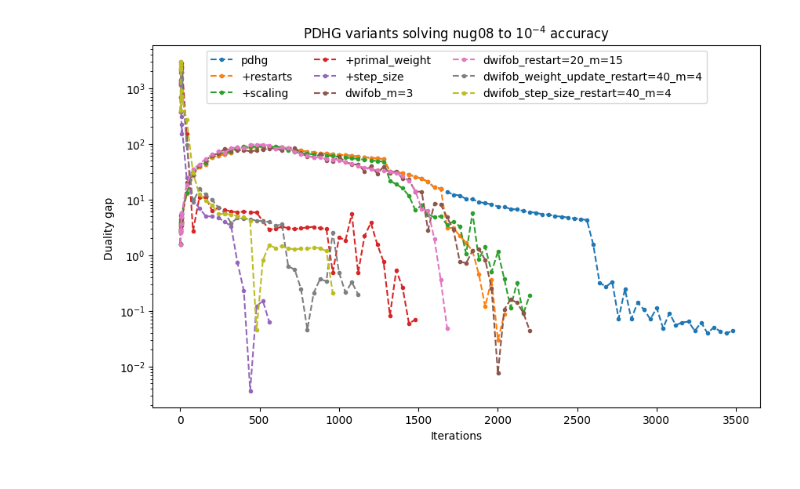
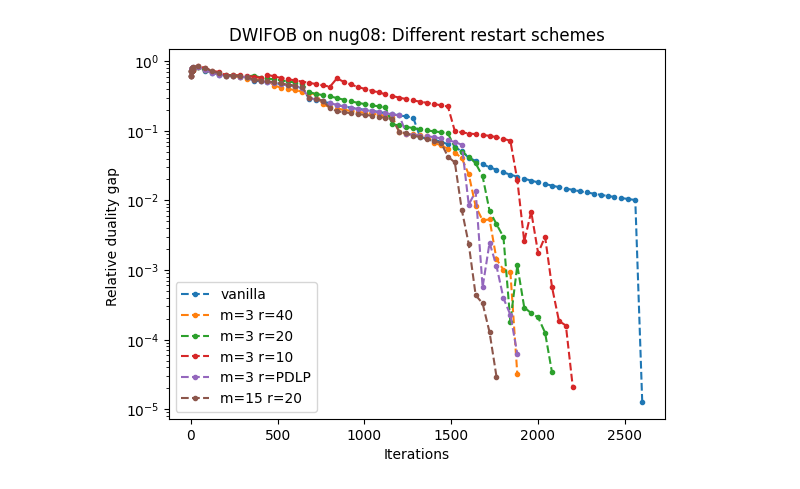
Before and after one commit to TheodorAT/MasterThesis, a Jupyter notebook: scripts/plot_convergences.ipynb, the cells around one changed output. Drawn from its saved outputs; the diff is of its cells as text; code cells hidden in the pictures.

```diff
--- a/scripts/plot_convergences.ipynb
+++ b/scripts/plot_convergences.ipynb
@@ -76,38 +145,25 @@ plt.legend();
-# %%
-# Comparing the PDHG variants:
-nug08_pdhg = all_plot_info["nug08-3rd_test_pdhg_1e-4"]
-nug08_pdhg_restarts = all_plot_info["nug08-3rd_test_+restarts_1e-4"]
-nug08_pdhg_scaling = all_plot_info["nug08-3rd_test_+scaling_1e-4"]
-nug08_pdhg_primal_weight = all_plot_info["nug08-3rd_test_+primal_weight_1e-4"]
-nug08_pdhg_step_size = all_plot_info["nug08-3rd_test_+step_size_1e-4"]
-
-plt.figure(figsize=(10, 6))
-plt.plot(nug08_pdhg["iterations"][1:-1], nug08_pdhg["duality_gap"][1:-1], ".--", label="pdhg")
-plt.plot(nug08_pdhg_restarts["iterations"][1:-1], nug08_pdhg_restarts["duality_gap"][1:-1], ".--", label="+restarts")
-plt.plot(nug08_pdhg_scaling["iterations"][1:-1], nug08_pdhg_scaling["duality_gap"][1:-1], ".--", label="+scaling")
-plt.plot(nug08_pdhg_primal_weight["iterations"][1:-1], nug08_pdhg_primal_weight["duality_gap"][1:-1], ".--", label="+primal_weight")
-plt.plot(nug08_pdhg_step_size["iterations"][1:-1], nug08_pdhg_step_size["duality_gap"][1:-1], ".--", label="+step_size")
-
-# Plotting the best version of dwifob as well:
-nug08_dwifob_m3 = all_plot_info["nug08-3rd_test_fast_dwifob_1e-4_m=3"]
-plt.plot(nug08_dwifob_m3["iterations"][1:-1], nug08_dwifob_m3["duality_gap"][1:-1], ".--", label="dwifob_m=3")
-
-# Adding the one with restarts=20 and m=15
-nug08_dwifob_restart20_m15 = all_plot_info["nug08-3rd_test_restarts=20_fast_+restarts_1e-4_m=15"]
-plt.plot(nug08_dwifob_restart20_m15["iterations"][1:-1], nug08_dwifob_restart20_m15["duality_gap"][1:-1], ".--", label="dwifob_restart=20_m=15")
-
-# Adding primal weight update with restarts=40 and m=4
-nug08_dwifob_weight_update_restart40_m4 = all_plot_info["nug08-3rd_test_+primal_weight_restart=40_1e-4_m=4"]
-plt.plot(nug08_dwifob_weight_update_restart40_m4["iterations"][1:-1], nug08_dwifob_weight_update_restart40_m4["duality_gap"][1:-1], ".--", label="dwifob_weight_update_restart=40_m=4")
-
-# Adding slow dwifob with "my modified adaptive stepsize"
-nug08_slow_dwifob_step_size_restart40_m4 = all_plot_info["nug08-3rd_test_slow_+step_size_restart=40_1e-4_m=4"]
-plt.plot(nug08_slow_dwifob_step_size_restart40_m4["iterations"][1:-1], nug08_slow_dwifob_step_size_restart40_m4["duality_gap"][1:-1], ".--", label="slow_dwifob_step_size_restart=40_m=4")
-
-plt.xlabel("Iterations")
-plt.ylabel("Duality gap ")
-plt.yscale('log')
-plt.title("PDHG variants solving nug08 to $10^{-4}$ accuracy")
-plt.legend(loc="upper center", ncol=3);
-# %% [output]
-[figure, removed]
+# %%
+# Comparing different restart schemes:
+dwifob_no_restart_m3 = all_plot_info["nug08-3rd_dwifob_1e-4_m=3"]
+dwifob_restart40_m3 = all_plot_info["nug08-3rd_dwifob_+restarts_restart=40_1e-4_m=3"]
+dwifob_restart20_m3 = all_plot_info["nug08-3rd_dwifob_+restarts_restart=20_1e-4_m=3"]
+dwifob_restart10_m3 = all_plot_info["nug08-3rd_dwifob_+restarts_restart=10_1e-4_m=3"]
+dwifob_restartPDLP_m3 = all_plot_info["nug08-3rd_dwifob_+restarts_restart=PDLP_1e-4_m=3"]
+
+plt.plot(dwifob_no_restart_m3["iterations"][1:], dwifob_no_restart_m3["rel_duality_gap"][1:], ".--", label="vanilla")
+plt.plot(dwifob_restart40_m3["iterations"][1:], dwifob_restart40_m3["rel_duality_gap"][1:], ".--", label="m=3 r=40")
+plt.plot(dwifob_restart20_m3["iterations"][1:], dwifob_restart20_m3["rel_duality_gap"][1:], ".--", label="m=3 r=20")
+plt.plot(dwifob_restart10_m3["iterations"][1:], dwifob_restart10_m3["rel_duality_gap"][1:], ".--", label="m=3 r=10")
+plt.plot(dwifob_restartPDLP_m3["iterations"][1:], dwifob_restartPDLP_m3["rel_duality_gap"][1:], ".--", label="m=3 r=PDLP")
+
+# This one did very well for some reason, but was significantly slower in seconds:
+dwifob_restart20_m15 = all_plot_info["nug08-3rd_dwifob_+restarts_restart=20_1e-4_m=15"]
+plt.plot(dwifob_restart20_m15["iterations"][1:], dwifob_restart20_m15["rel_duality_gap"][1:], ".--", label="m=15 r=20")
+
+plt.xlabel("Iterations")
+plt.ylabel("Relative duality gap ")
+plt.yscale('log')
+plt.title("DWIFOB on nug08: Different restart schemes")
+plt.legend();
+# %% [output]
+[figure, added]
```
Also changed, not shown: parts of 5 cells of this notebook, 4 other files.
